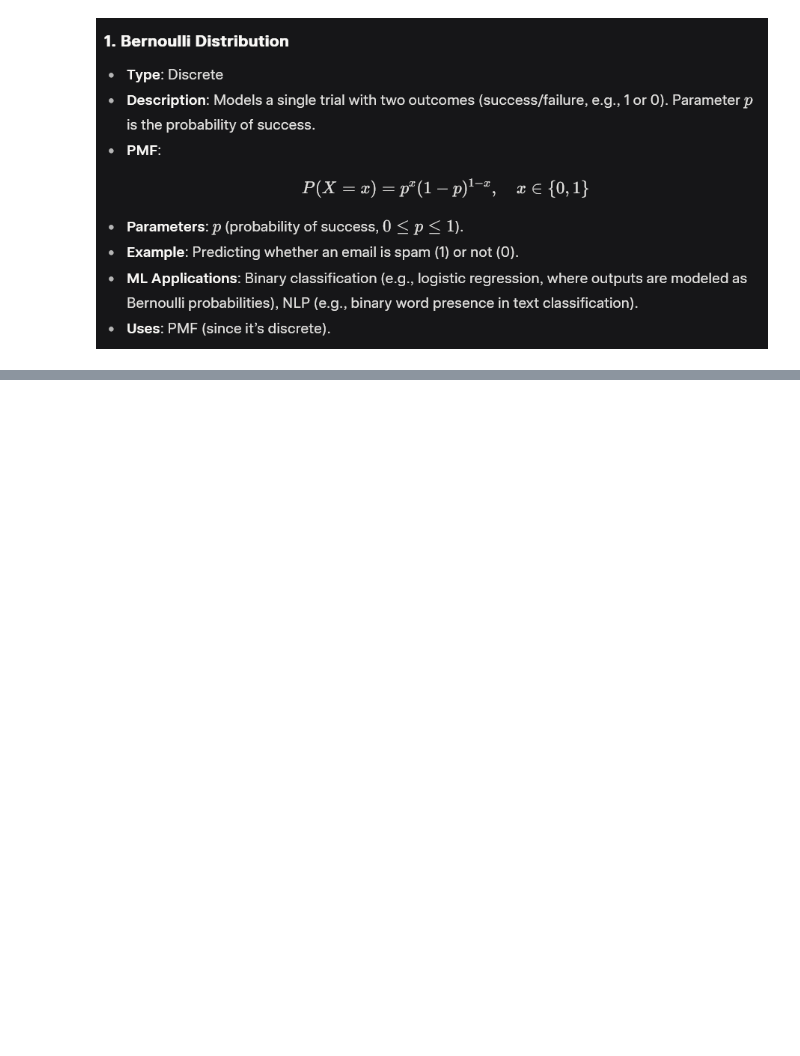
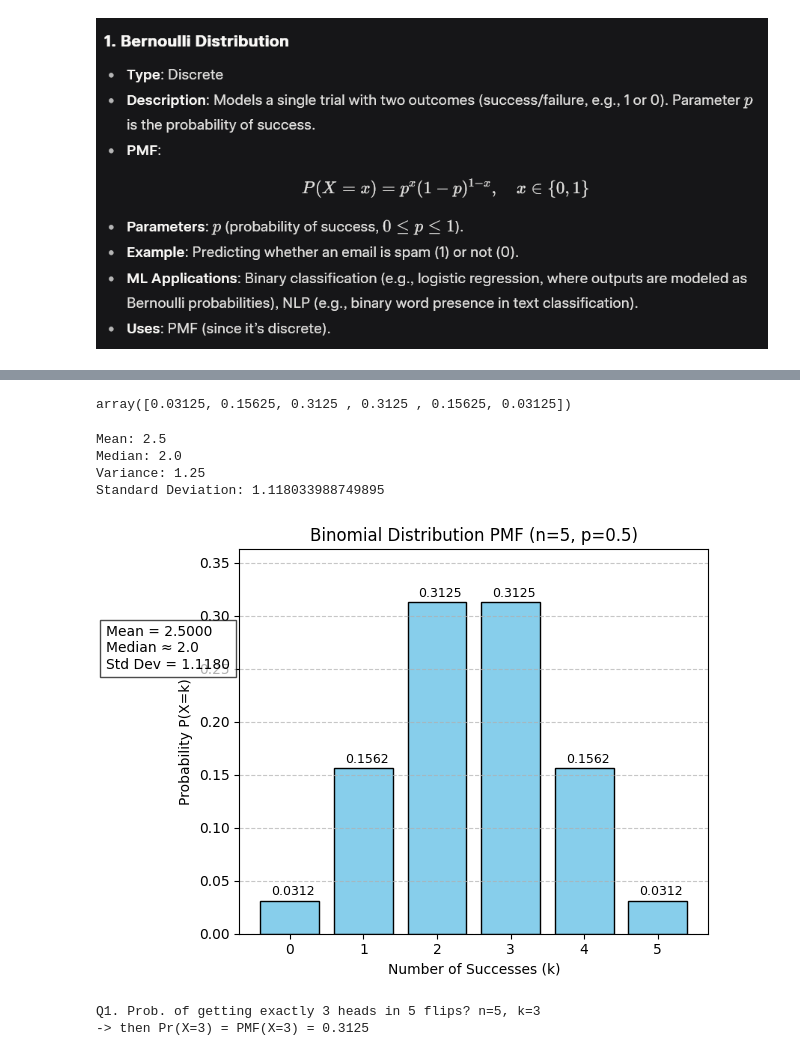
Before and after one commit to abhik12295/Data-Science-Learning, a Jupyter notebook: Statistics/types_of_probability_distribution.ipynb, the cells around one changed output, grey strips where cells are left out. Cells and saved outputs as stored; diff of their text form; code cells hidden in the pictures; blank space fills up the shorter version.

```diff
--- a/Statistics/types_of_probability_distribution.ipynb
+++ b/Statistics/types_of_probability_distribution.ipynb
@@ -10,0 +135,58 @@ Types of Probability Distribution
+# %%
+# Code example of Binomial Distribution:
+import numpy as np
+import matplotlib.pyplot as plt
+from scipy.stats import binom,mode
+
+n = 5
+p = 0.5
+
+#support range
+x = np.arange(0,n+1)
+
+#PMF (Prob. Mass Func)
+pmf = binom.pmf(x,n,p)
+pmf
+# %% [output]
+array([0.03125, 0.15625, 0.3125 , 0.3125 , 0.15625, 0.03125])
+# %%
+#stats
+mean_val = binom.mean(n,p)
+median_val = binom.median(n,p)
+std_val = binom.std(n,p)
+var_val = binom.var(n,p)
+
+# Print stats
+print(f"Mean: {mean_val}")
+print(f"Median: {median_val}")
+print(f"Variance: {var_val}")
+print(f"Standard Deviation: {std_val}")
+# %% [output]
+Mean: 2.5
+Median: 2.0
+Variance: 1.25
+Standard Deviation: 1.118033988749895
+# %%
+# Plotting
+plt.bar(x, pmf, color='skyblue', edgecolor='black')
+plt.title(f'Binomial Distribution PMF (n={n}, p={p})')
+plt.xlabel('Number of Successes (k)')
+plt.ylabel('Probability P(X=k)')
+for i, v in zip(x, pmf):
+    plt.text(i-0.25, v+0.005, f'{v:.4f}', fontsize=9)
+
+# Display stats on plot
+plt.text(n/2 - 5, max(pmf)*0.8,
+         f'Mean = {mean_val:.4f}\nMedian ≈ {median_val}\nStd Dev = {std_val:.4f}',
+         bbox=dict(facecolor='white', alpha=0.7), fontsize=10)
+
+plt.grid(axis='y', linestyle='--', alpha=0.7)
+plt.ylim(0, max(pmf) + 0.05)
+plt.tight_layout()
+plt.show()
+print("Q1. Prob. of getting exactly 3 heads in 5 flips? n=5, k=3 " \
+"\n-> ""then Pr(X=3) = PMF(X=3) = 0.3125 ")
+# %% [output]
+[figure, added]
+Q1. Prob. of getting exactly 3 heads in 5 flips? n=5, k=3
+-> then Pr(X=3) = PMF(X=3) = 0.3125
```
Also changed, not shown: parts of 10 cells of this notebook.
